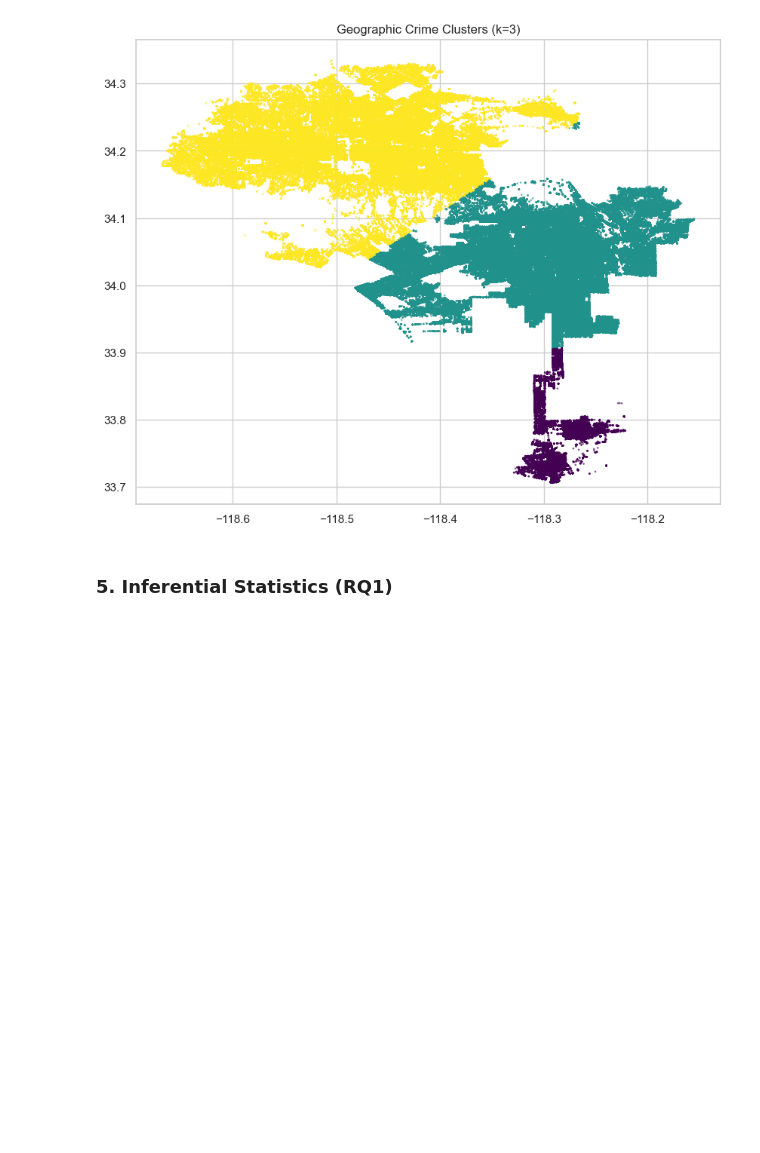
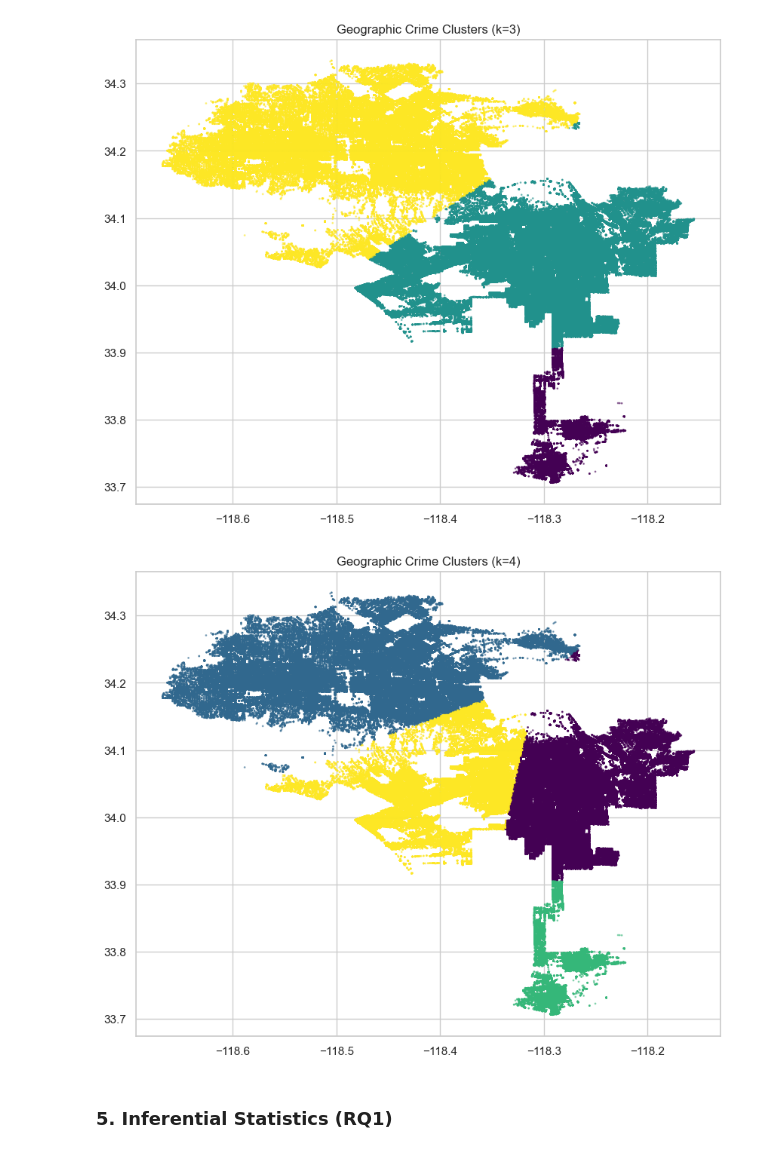
Before and after one commit to Arya1912/Capstone-LAPDCrimeData, a Jupyter notebook: Code.ipynb, the cells around one changed output. Drawn from its saved outputs; the diff is of its cells as text; code cells hidden in the pictures; blank space fills up the shorter version.

```diff
--- a/Code.ipynb
+++ b/Code.ipynb
@@ -128,6 +128,19 @@ plt.title(f"Geographic Crime Clusters (k={optimal_k})")
 plt.show()
 # %% [output]
 [figure]
+# %%
+# Applying K-Means (Assuming k=3 based on adjust per elbow plot)
+
+optimal_k = 4
+kmeans_final = KMeans(n_clusters=optimal_k, init="k-means++", n_init=10, random_state=42)
+df["spatial_cluster"] = kmeans_final.fit_predict(coords)
+
+plt.figure(figsize=(10, 8))
+plt.scatter(df["LON"], df["LAT"], c=df["spatial_cluster"], cmap="viridis", s=1, alpha=0.5)
+plt.title(f"Geographic Crime Clusters (k={optimal_k})")
+plt.show()
+# %% [output]
+[figure, added]
 # %% [markdown]
 ### 5. Inferential Statistics (RQ1)
 # %%
```
